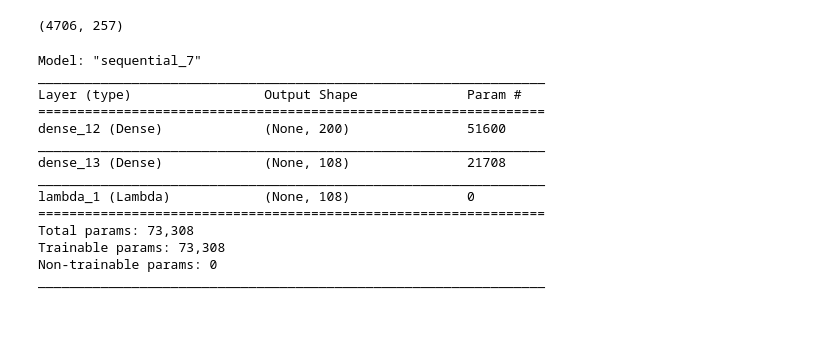
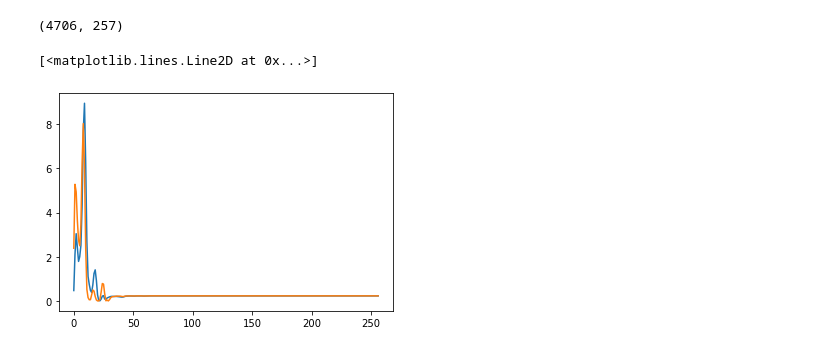
Before and after one commit to TheRealAnonymous008/procedural-music, a Jupyter notebook: notebooks/note_multiclassification.ipynb, the cells around one changed output. Saved outputs shown, nothing was run; the diff lists cells and outputs as text; code cells hidden in the pictures; blank space fills up the shorter version.

```diff
--- a/notebooks/note_multiclassification.ipynb
+++ b/notebooks/note_multiclassification.ipynb
@@ -183,24 +206,10 @@ inputs = np.array(inputs)
 inputs.shape
 # %% [output]
 (4706, 257)
-# %%
-classifier_model.summary()
-# %% [output]
-Model: "sequential_7"
-_________________________________________________________________
-Layer (type)                 Output Shape              Param #
-=================================================================
-dense_12 (Dense)             (None, 200)               51600
-_________________________________________________________________
-dense_13 (Dense)             (None, 108)               21708
-_________________________________________________________________
-lambda_1 (Lambda)            (None, 108)               0
-=================================================================
-Total params: 73,308
-Trainable params: 73,308
-Non-trainable params: 0
-_________________________________________________________________
 # %%
 # Use the model to identify the notes
-
-label_vector = classifier_model.predict(inputs)
+plt.plot(inputs[1000])
+plt.plot(inputs[1010])
+# %% [output]
+[<matplotlib.lines.Line2D at 0x...>]
+[figure, added]
```
Also changed, not shown: parts of 18 cells of this notebook, 5 other files.
